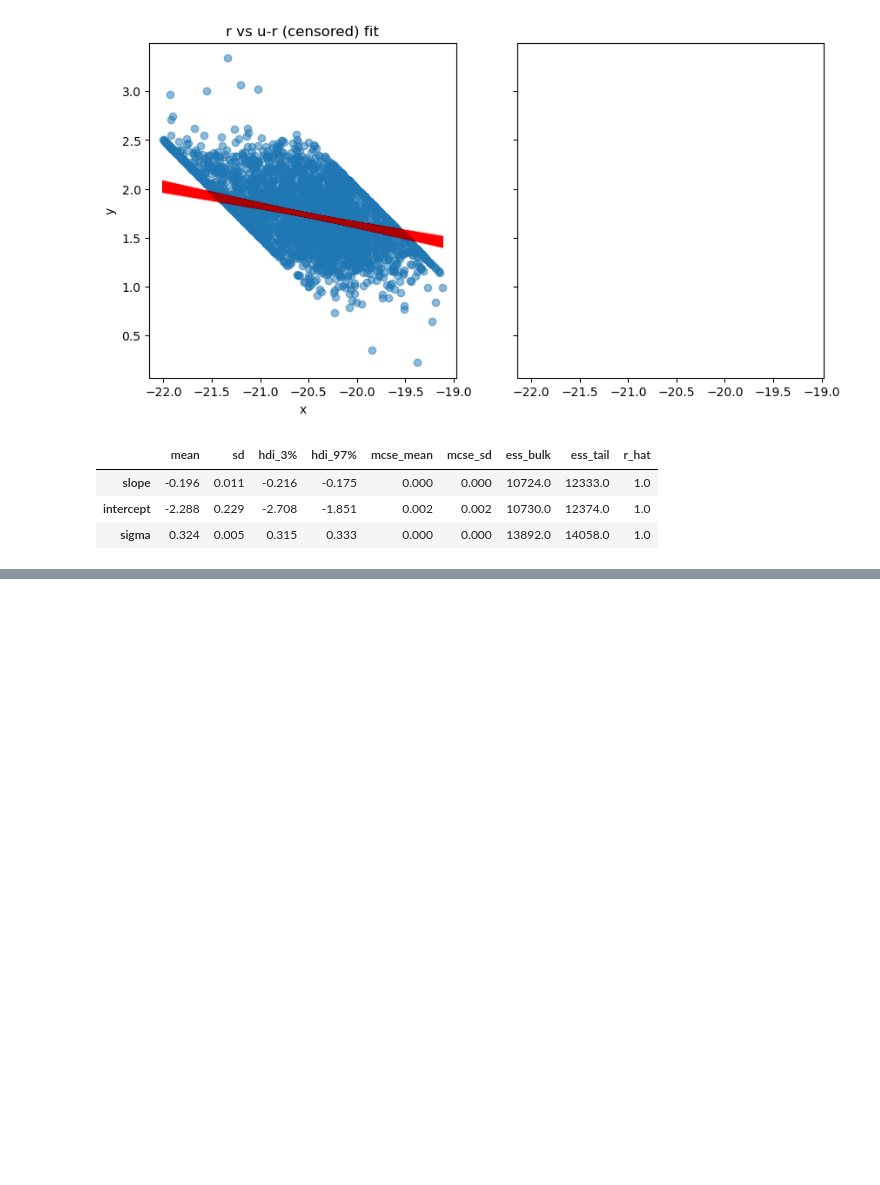
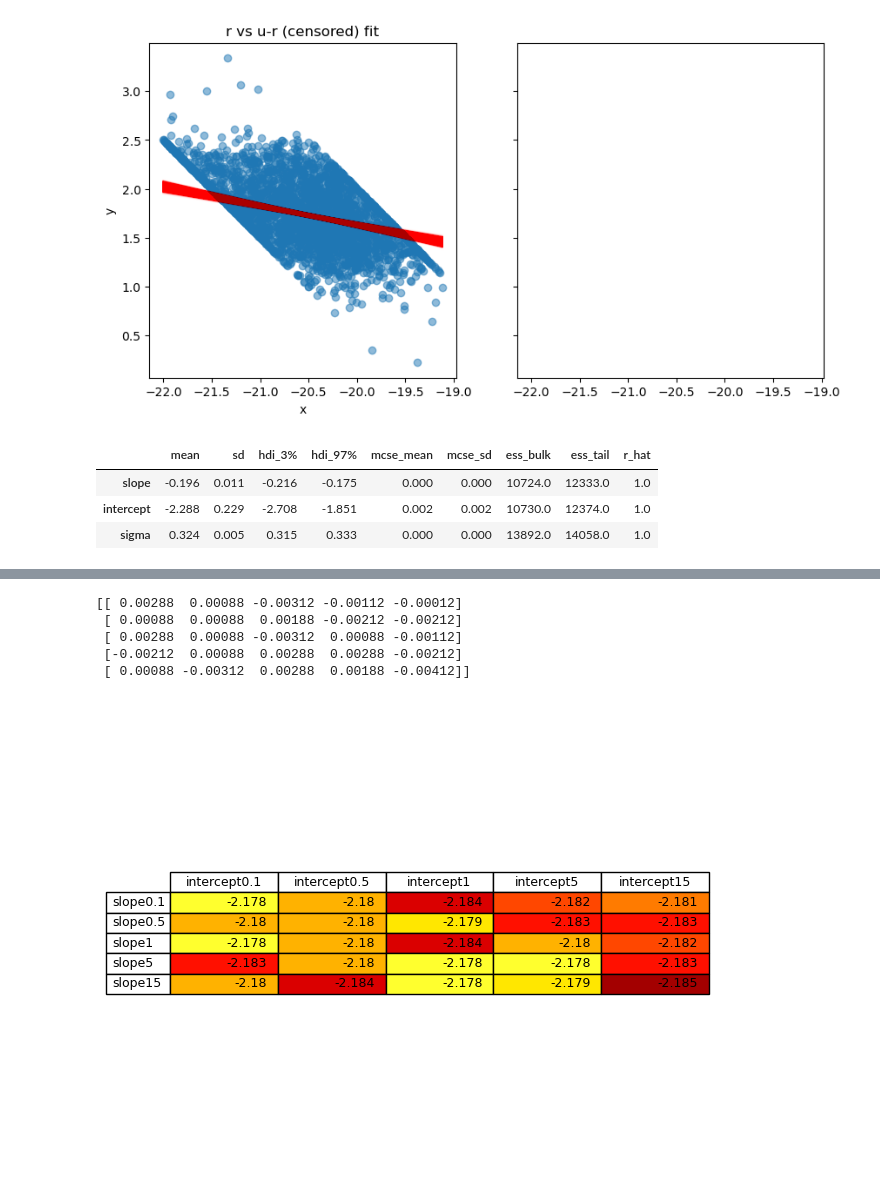
Before and after one commit to erobbtan/AST5731_PROJ3, a Jupyter notebook: PROJ3.ipynb, the cells around one changed output, grey strips where cells are left out. Cells and saved outputs as stored; diff of their text form; code cells hidden in the pictures; blank space fills up the shorter version.

```diff
--- a/PROJ3.ipynb
+++ b/PROJ3.ipynb
@@ -498,0 +516,26 @@ Sampling 4 chains for 1_000 tune and 8_823 draw iterations (4_000 + 35_292 draws
+# %%
+# WARNING! THIS BLOCK TAKES A VERY, VERY LONG TIME TO RUN!
+# “All hope abandon, ye who enter in!”
+testpriors=[0.1,0.5,1,5,15]
+testpriorsslope=["slope0.1","slope0.5","slope1","slope5","slope15"]
+testpriorsintercept=["intercept0.1","intercept0.5","intercept1","intercept5","intercept15"]
+slopes=pd.DataFrame(np.zeros((5,5)),index=testpriorsslope,columns=testpriorsintercept)
+intercepts=pd.DataFrame(np.zeros((5,5)),index=testpriorsslope,columns=testpriorsintercept)
+for slopeprior in range(5):
+    for interceptprior in range(5):
+        print("Starting Run With Slope Prior=",testpriors[slopeprior]," and Intercept Prior=",testpriors[interceptprior],sep="")
+        x = df['rMAG']
+        y = df['censored_uMAG']
+        with pm.Model() as model:
+                slope1 = pm.Normal("slope", mu=testpriors[slopeprior], tau=0.01, testval=0.0)
+                intercept1 = pm.Normal("intercept", mu=testpriors[interceptprior], sigma=1, testval=0.0)
+                sigma1 = pm.HalfNormal("sigma", sigma=1)
+                y_latent = pm.Normal.dist(mu=slope1 * x + intercept1 + x, sigma=sigma1)
+                obs1 = pm.Censored("obs", y_latent, lower=-19.5, upper=-18, observed=y)
+        # Running MCMC Simulatoins
+        censored_model = censored_regression(df['rMAG'], df['censored_uMAG'])
+        with censored_model:
+            censored_fit = pm.sample(N_sample, init="adapt_diag", step=pm.NUTS())
+        summ=az.summary(censored_fit)
+        intercepts[testpriorsintercept[interceptprior]][testpriorsslope[slopeprior]]=summ["mean"]["intercept"]
+        slopes[testpriorsintercept[interceptprior]][testpriorsslope[slopeprior]]=summ["mean"]["slope"]
@@ -498,0 +576,24 @@ Sampling 4 chains for 1_000 tune and 8_823 draw iterations (4_000 + 35_292 draws
+# %%
+from matplotlib import cm
+fig, ax = plt.subplots()
+
+# hide axes
+fig.patch.set_visible(False)
+ax.axis('off')
+ax.axis('tight')
+vals=intercepts.values
+norm = plt.Normalize(vals.min()-1, vals.max()+1)
+colours = plt.cm.hot((vals-np.mean(intercepts)+0.007)*80)
+print(vals-np.mean(intercepts))
+
+ax.table(cellText=intercepts.values, colLabels=testpriorsintercept, loc='center',cellColours=colours,rowLabels=testpriorsslope)
+fig.tight_layout()
+
+plt.show()
+# %% [output]
+[[ 0.00288  0.00088 -0.00312 -0.00112 -0.00012]
+ [ 0.00088  0.00088  0.00188 -0.00212 -0.00212]
+ [ 0.00288  0.00088 -0.00312  0.00088 -0.00112]
+ [-0.00212  0.00088  0.00288  0.00288 -0.00212]
+ [ 0.00088 -0.00312  0.00288  0.00188 -0.00412]]
+[figure, added]
```
Also changed, not shown: parts of 11 cells of this notebook.
